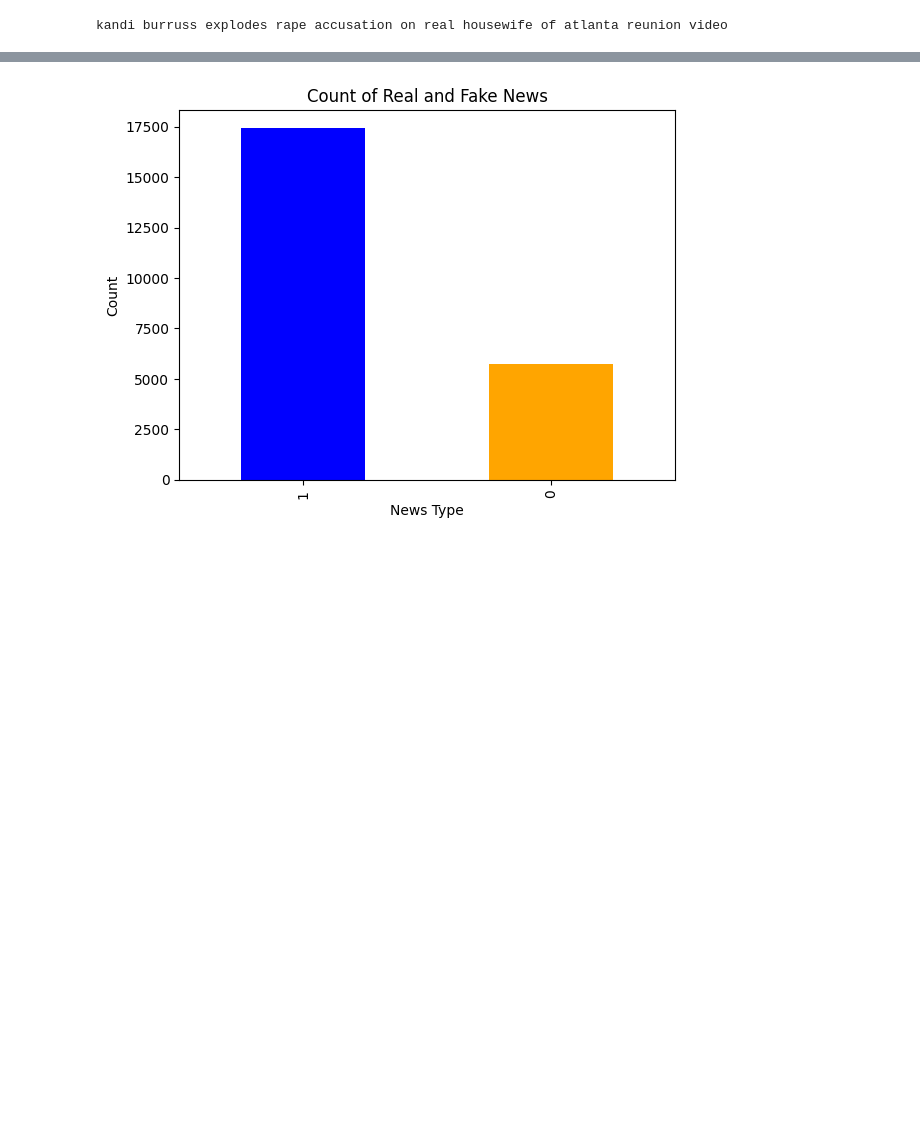
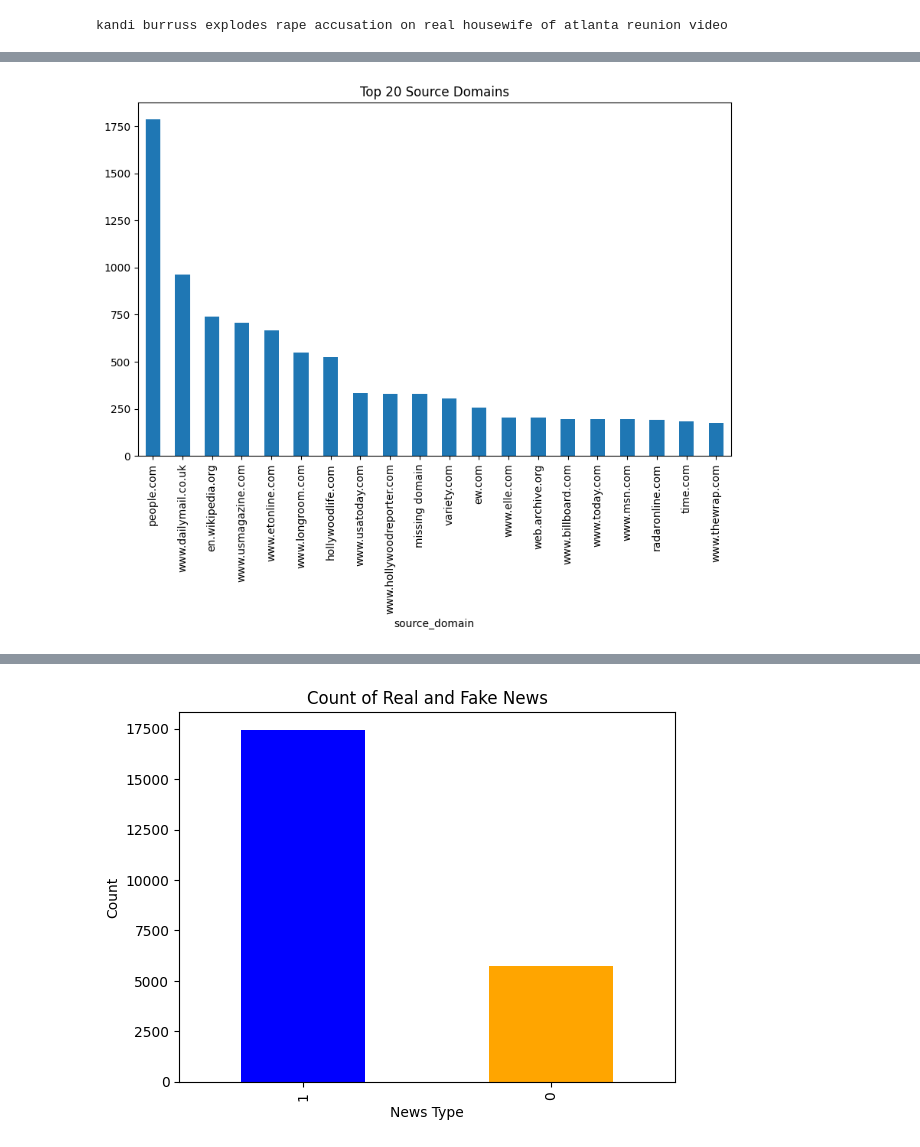
Before and after one commit to Sudheer-Kumar124/FakeNews_Detection, a Jupyter notebook: Modelling_Combined.ipynb, the cells around one changed output, grey strips where cells are left out. Cells and saved outputs as stored; diff of their text form; code cells hidden in the pictures; blank space fills up the shorter version.

```diff
--- a/Modelling_Combined.ipynb
+++ b/Modelling_Combined.ipynb
@@ -211,0 +309,9 @@ df.head()
+# %%
+# Distribution of Source Domains
+plt.figure(figsize=(10, 6))
+df['source_domain'].value_counts().nlargest(20).plot(kind='bar')
+plt.title('Top 20 Source Domains')
+plt.xticks(rotation=90)
+plt.show()
+# %% [output]
+[figure, added]
```
Also changed, not shown: parts of 45 cells of this notebook.
